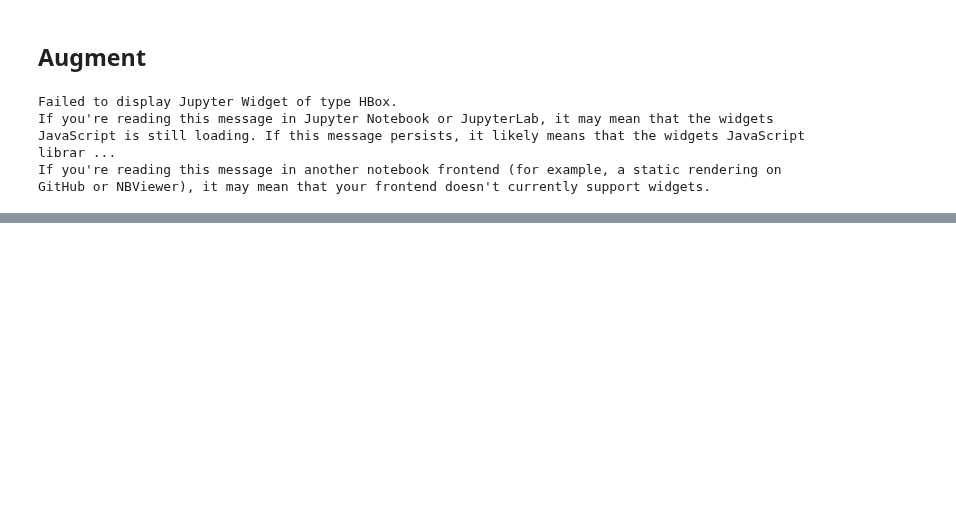
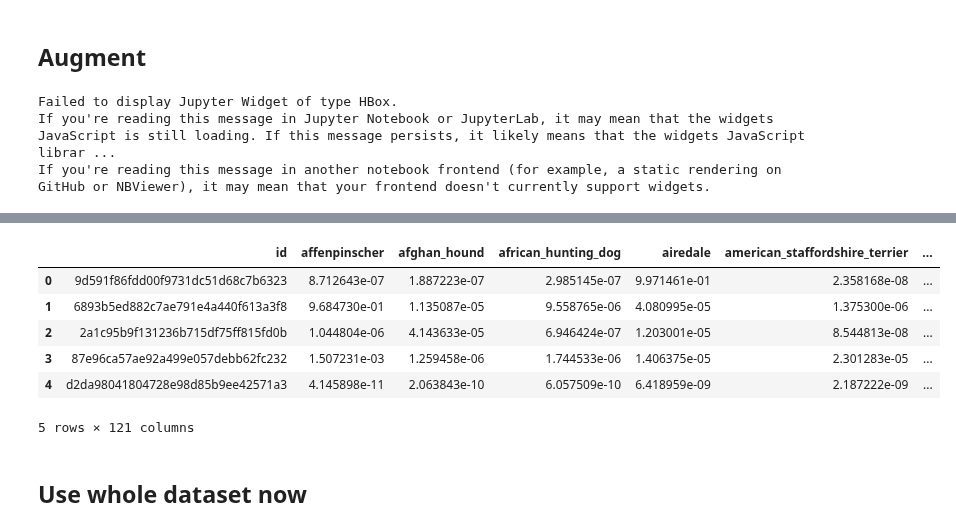
Before and after one commit to agoila/fastai, a Jupyter notebook: courses/dl1/dog-breed.ipynb, the cells around one changed output, grey strips where cells are left out. Drawn from its saved outputs; the diff is of its cells as text; code cells hidden in the pictures; blank space fills up the shorter version.

Commit message:
use full dataset

```diff
--- a/courses/dl1/dog-breed.ipynb
+++ b/courses/dl1/dog-breed.ipynb
@@ -204,5 +239,5 @@ learn.freeze()
 # %%
-learn.fit(1e-1, 3, cycle_len=1)
+learn.fit(1e-2, 1, cycle_len=2)
 # %% [output]
 Failed to display Jupyter Widget of type HBox.
 If you're reading this message in Jupyter Notebook or JupyterLab, it may mean that the widgets JavaScript is still loading. If this message persists, it likely means that the widgets JavaScript librar ...
@@ -213,2 +246,0 @@ If you're reading this message in another notebook frontend (for example, a stat
-# %%
-learn.fit(1e-1, 3, cycle_len=1, cycle_mult=2)
@@ -231,0 +257,18 @@ accuracy(log_preds, y), metrics.log_loss(y, probs)
+# %%
+log_preds, y = learn.TTA(is_test=True)
+probs = np.exp(log_preds)
+# %%
+ids = [f[5:-4] for f in data.test_ds.fnames]
+# %%
+sub = pd.DataFrame(probs)
+sub.columns = data.classes
+sub.insert(0, 'id', ids)
+sub.head(5)
+# %% [output]
+|  | id | affenpinscher | afghan_hound | african_hunting_dog | airedale | american_staffordshire_terrier | ... |
+| 0 | 9d591f86fdd00f9731dc51d68c7b6323 | 8.712643e-07 | 1.887223e-07 | 2.985145e-07 | 9.971461e-01 | 2.358168e-08 | ... |
+| 1 | 6893b5ed882c7ae791e4a440f613a3f8 | 9.684730e-01 | 1.135087e-05 | 9.558765e-06 | 4.080995e-05 | 1.375300e-06 | ... |
+| 2 | 2a1c95b9f131236b715df75ff815fd0b | 1.044804e-06 | 4.143633e-05 | 6.946424e-07 | 1.203001e-05 | 8.544813e-08 | ... |
+| 3 | 87e96ca57ae92a499e057debb62fc232 | 1.507231e-03 | 1.259458e-06 | 1.744533e-06 | 1.406375e-05 | 2.301283e-05 | ... |
+| 4 | d2da98041804728e98d85b9ee42571a3 | 4.145898e-11 | 2.063843e-10 | 6.057509e-10 | 6.418959e-09 | 2.187222e-09 | ... |
+5 rows × 121 columns
@@ -231,0 +277,2 @@ accuracy(log_preds, y), metrics.log_loss(y, probs)
+# %% [markdown]
+## Use whole dataset now
```
Also changed, not shown: parts of 42 cells of this notebook.
